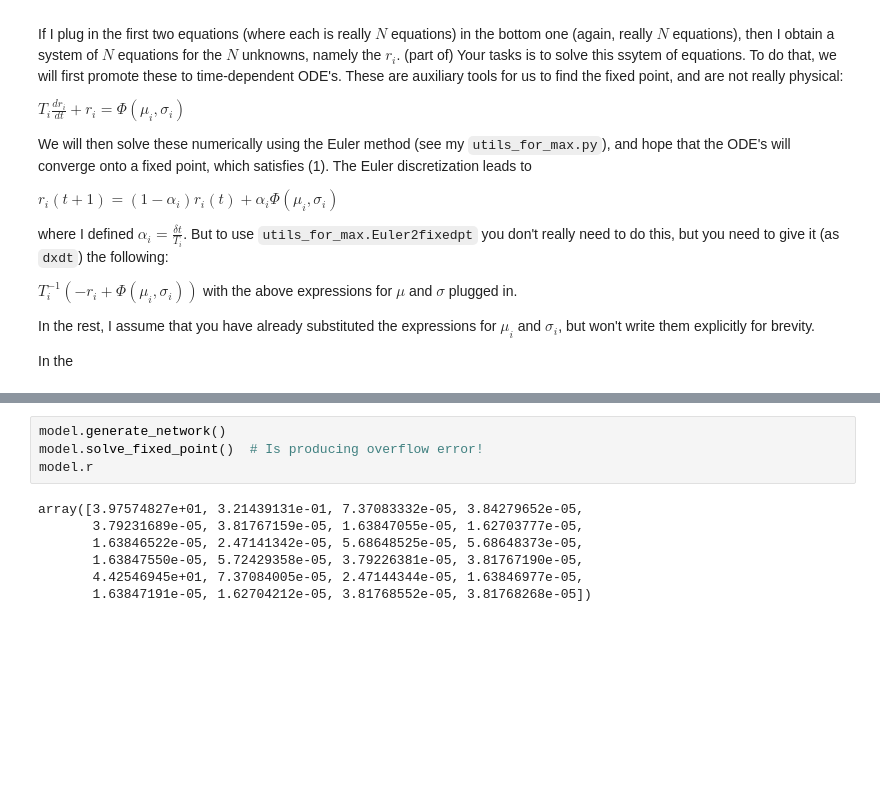
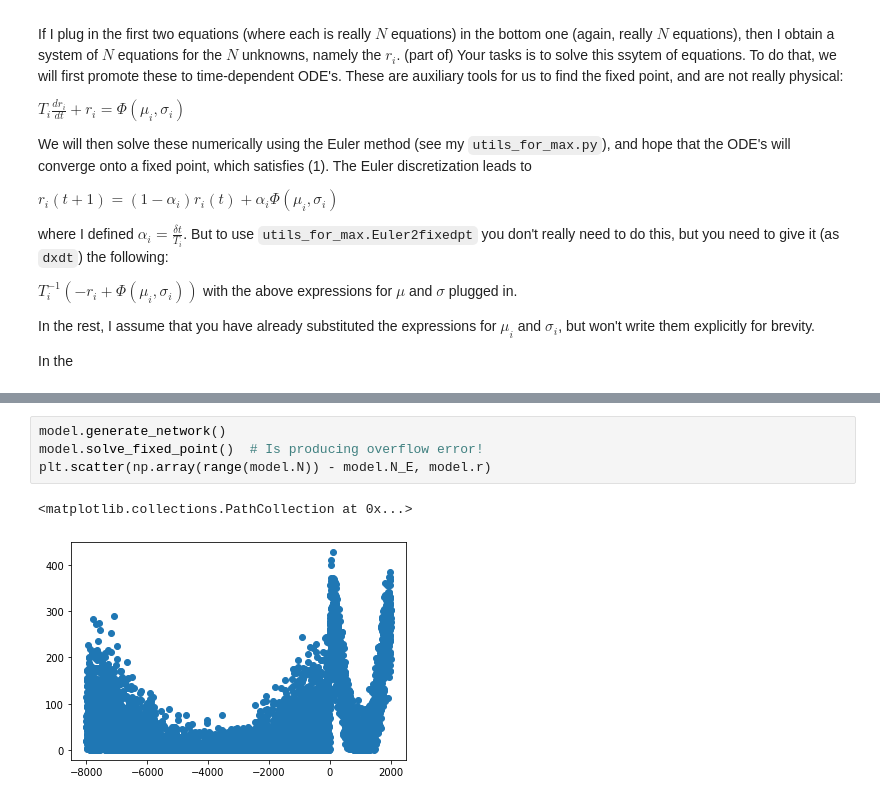
Before and after one commit to mhr36/Neural-Data-Analysis, a Jupyter notebook: main_notebook.ipynb, the cells around one changed output, grey strips where cells are left out. Drawn from its saved outputs; the diff is of its cells as text; blank space fills up the shorter version.

```diff
--- a/main_notebook.ipynb
+++ b/main_notebook.ipynb
@@ -52,12 +57,8 @@ print(model.set_inputs(1, 0))
 # %%
 model.generate_network()
 model.solve_fixed_point()  # Is producing overflow error!
-model.r
+plt.scatter(np.array(range(model.N)) - model.N_E, model.r)
 # %% [output]
-array([3.97574827e+01, 3.21439131e-01, 7.37083332e-05, 3.84279652e-05,
-       3.79231689e-05, 3.81767159e-05, 1.63847055e-05, 1.62703777e-05,
-       1.63846522e-05, 2.47141342e-05, 5.68648525e-05, 5.68648373e-05,
-       1.63847550e-05, 5.72429358e-05, 3.79226381e-05, 3.81767190e-05,
-       4.42546945e+01, 7.37084005e-05, 2.47144344e-05, 1.63846977e-05,
-       1.63847191e-05, 1.62704212e-05, 3.81768552e-05, 3.81768268e-05])
+<matplotlib.collections.PathCollection at 0x...>
+[figure, added]
 # %%
```
Also changed, not shown: parts of 4 cells of this notebook, 2 other files.
